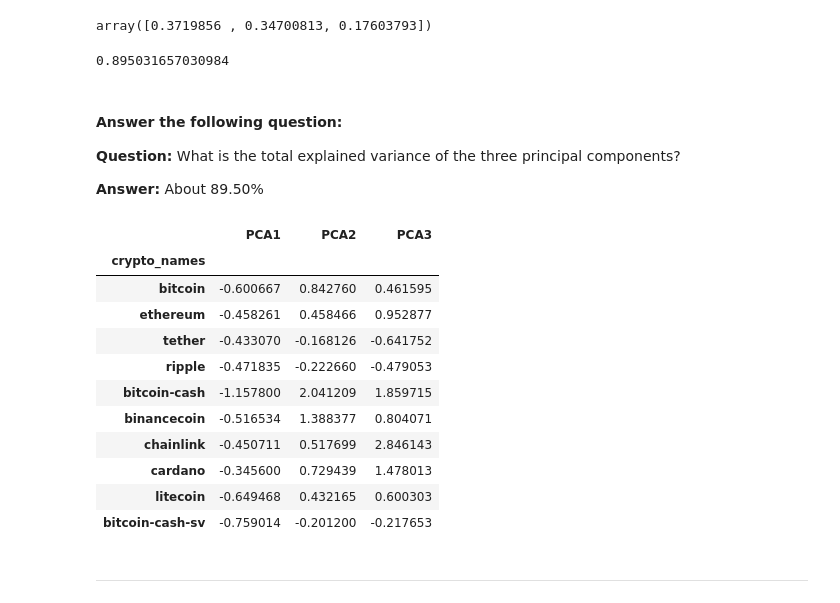
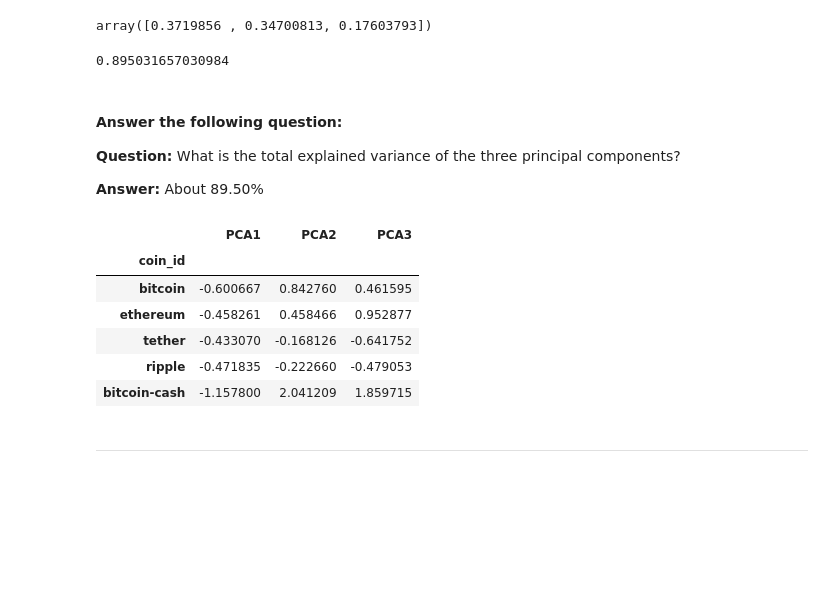
Before and after one commit to keenet1/CryptoClustering, a Jupyter notebook: Crypto_Clustering.ipynb, the cells around one changed output. Saved outputs shown, nothing was run; the diff lists cells and outputs as text; code cells hidden in the pictures; blank space fills up the shorter version.

```diff
--- a/Crypto_Clustering.ipynb
+++ b/Crypto_Clustering.ipynb
@@ -71,19 +66,17 @@ df_market_data_scaled = StandardScaler().fit_transform(df_market_data[
 # %%
 # Create a DataFrame with the scaled data
-df_market_scaled = pd.DataFrame(
-    df_market_data_scaled,
-    columns = ['price_change_percentage_24h', 'price_change_percentage_7d',
-       'price_change_percentage_14d', 'price_change_percentage_30d',
-       'price_change_percentage_60d', 'price_change_percentage_200d',
-       'price_change_percentage_1y'])
+df_market_data_scaled = pd.DataFrame(
+    data_scaled,
+    columns = df_market_data.columns
+)
 
 # Copy the crypto names from the original data
-df_market_scaled["crypto_names"] = df_market_data.index
+df_market_data_scaled["coin_id"] = df_market_data.index
 
 # Set the coinid column as index
-df_market_scaled = df_market_scaled.set_index("crypto_names")
+df_market_data_scaled = df_market_data_scaled.set_index("coin_id")
 
 # Display sample data
-df_market_scaled.head(10)
+df_market_data_scaled.head()
 # %% [output]
 |  | price_change_percentage_24h | price_change_percentage_7d | price_change_percentage_14d | price_change_percentage_30d | ... |
@@ -116,7 +104,7 @@ inertia = []
 # 3. Append the model.inertia_ to the inertia list
 for i in k:
     k_model = KMeans(n_clusters=i, random_state=0)
-    k_model.fit(df_market_scaled)
+    k_model.fit(df_market_data_scaled)
     inertia.append(k_model.inertia_)
 # %%
 # Create a dictionary with the data to plot the Elbow curve
@@ -150,7 +139,7 @@ df_elbow_original.hvplot.line(
 model = KMeans(n_clusters = 4, random_state = 0)
 # %%
 # Fit the K-Means model using the scaled data
-model.fit(df_market_scaled)
+model.fit(df_market_data_scaled)
 # %% [output]
 KMeans(n_clusters=4, random_state=0)
 # %%
@@ -205,10 +196,10 @@ pca = PCA(n_components = 3)
 # Use the PCA model with `fit_transform` to reduce to
 # three principal components.
 
-market_pca = pca.fit_transform(df_market_scaled)
+market_data_pca = pca.fit_transform(df_market_data_scaled)
 
 # View the first five rows of the DataFrame.
-market_pca[:5]
+market_data_pca[:5]
 # %% [output]
 array([[-0.60066733,  0.84276006,  0.46159457],
        [-0.45826071,  0.45846566,  0.95287678],
@@ -221,12 +212,11 @@ array([[-0.60066733,  0.84276006,  0.46159457],
 pca.explained_variance_ratio_
 # %% [output]
 array([0.3719856 , 0.34700813, 0.17603793])
-# %%
-import numpy as np
-total_explained_variance = np.sum(pca.explained_variance_ratio_)
-total_explained_variance
-# %% [output]
-0.895031657030984
+# %%
+# Total explained variance (3 components)
+pca.explained_variance_ratio_.sum()
+# %% [output]
+0.895031657030984
 # %% [markdown]
 #### Answer the following question:
 
@@ -236,32 +226,27 @@ total_explained_variance
 # %%
 # Create a new DataFrame with the PCA data.
 # Creating a DataFrame with the PCA data
 df_market_data_pca = pd.DataFrame(
-    market_pca,
+    market_data_pca,
     columns = ["PCA1", "PCA2", "PCA3"]
 )
 
 # Copy the crypto names from the original data
-df_market_data_pca["crypto_names"] = df_market_data.index
+df_market_data_pca["coin_id"] = df_market_data_scaled.index
 
 # Set the coinid column as index
-df_market_data_pca = df_market_data_pca.set_index("crypto_names")
+df_market_data_pca = df_market_data_pca.set_index("coin_id")
 
 # Display sample data
-df_market_data_pca.head(10)
+df_market_data_pca.head()
 # %% [output]
 |  | PCA1 | PCA2 | PCA3 |
-| crypto_names |  |  |  |
+| coin_id |  |  |  |
 | bitcoin | -0.600667 | 0.842760 | 0.461595 |
 | ethereum | -0.458261 | 0.458466 | 0.952877 |
 | tether | -0.433070 | -0.168126 | -0.641752 |
 | ripple | -0.471835 | -0.222660 | -0.479053 |
 | bitcoin-cash | -1.157800 | 2.041209 | 1.859715 |
-| binancecoin | -0.516534 | 1.388377 | 0.804071 |
-| chainlink | -0.450711 | 0.517699 | 2.846143 |
-| cardano | -0.345600 | 0.729439 | 1.478013 |
-| litecoin | -0.649468 | 0.432165 | 0.600303 |
-| bitcoin-cash-sv | -0.759014 | -0.201200 | -0.217653 |
 # %% [markdown]
 ---
 # %% [markdown]
```
Also changed, not shown: parts of 24 cells of this notebook.
